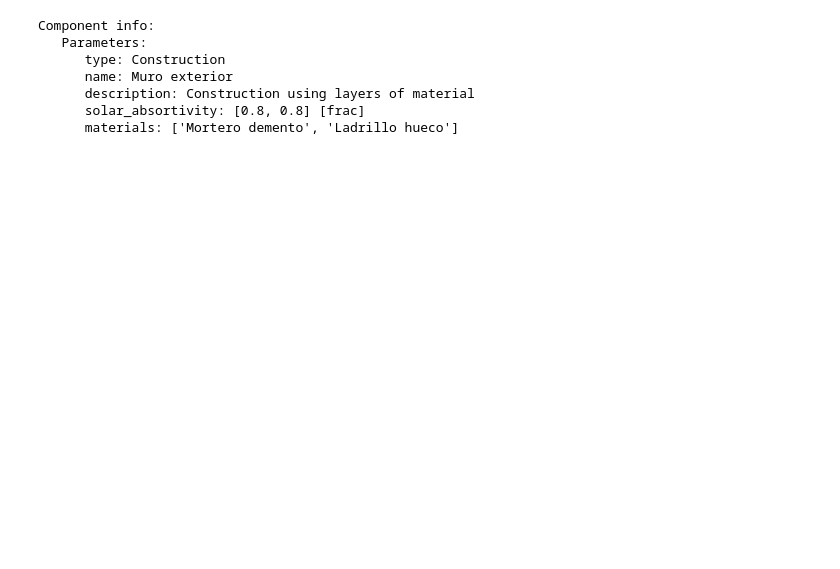
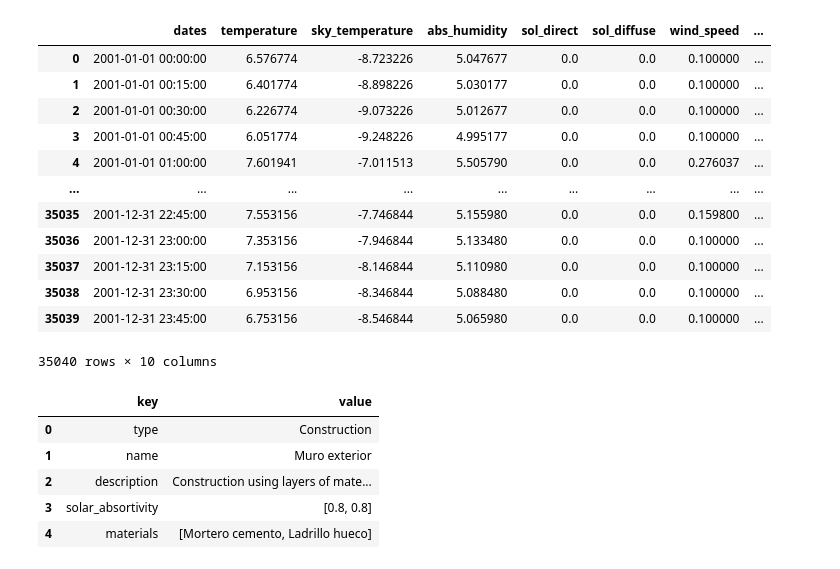
Before and after one commit to jfCoronel/OpenSimula, a Jupyter notebook: test_opensimula.ipynb, the cells around one changed output. Cells and saved outputs as stored; diff of their text form; code cells hidden in the pictures; blank space fills up the shorter version.

```diff
--- a/test_opensimula.ipynb
+++ b/test_opensimula.ipynb
@@ -71,5 +71,22 @@ outdoor.parameters_dataframe()
 | 2 | description | Outdoor zone from a meteorologica... |
 | 3 | meteo_file | Base de Datos->zonaB4 |
+# %%
+datos = outdoor.variables_dataframe()
+datos
+# %% [output]
+|  | dates | temperature | sky_temperature | abs_humidity | sol_direct | sol_diffuse | wind_speed | ... |
+| 0 | 2001-01-01 00:00:00 | 6.576774 | -8.723226 | 5.047677 | 0.0 | 0.0 | 0.100000 | ... |
+| 1 | 2001-01-01 00:15:00 | 6.401774 | -8.898226 | 5.030177 | 0.0 | 0.0 | 0.100000 | ... |
+| 2 | 2001-01-01 00:30:00 | 6.226774 | -9.073226 | 5.012677 | 0.0 | 0.0 | 0.100000 | ... |
+| 3 | 2001-01-01 00:45:00 | 6.051774 | -9.248226 | 4.995177 | 0.0 | 0.0 | 0.100000 | ... |
+| 4 | 2001-01-01 01:00:00 | 7.601941 | -7.011513 | 5.505790 | 0.0 | 0.0 | 0.276037 | ... |
+| ... | ... | ... | ... | ... | ... | ... | ... | ... |
+| 35035 | 2001-12-31 22:45:00 | 7.553156 | -7.746844 | 5.155980 | 0.0 | 0.0 | 0.159800 | ... |
+| 35036 | 2001-12-31 23:00:00 | 7.353156 | -7.946844 | 5.133480 | 0.0 | 0.0 | 0.100000 | ... |
+| 35037 | 2001-12-31 23:15:00 | 7.153156 | -8.146844 | 5.110980 | 0.0 | 0.0 | 0.100000 | ... |
+| 35038 | 2001-12-31 23:30:00 | 6.953156 | -8.346844 | 5.088480 | 0.0 | 0.0 | 0.100000 | ... |
+| 35039 | 2001-12-31 23:45:00 | 6.753156 | -8.546844 | 5.065980 | 0.0 | 0.0 | 0.100000 | ... |
+35040 rows × 10 columns
 # %%
 import plotly.express as px
 
@@ -79,12 +94,11 @@ fig = px.line(datos,x='dates',y=['sol_altitude', 'sol_azimut'],height=600)
 fig.show()
 # %%
 muro = bdd.find_component("Muro exterior")
-muro.info()
+muro.parameters_dataframe()
 # %% [output]
-Component info:
-   Parameters:
-      type: Construction
-      name: Muro exterior
-      description: Construction using layers of material
-      solar_absortivity: [0.8, 0.8] [frac]
-      materials: ['Mortero demento', 'Ladrillo hueco']
+|  | key | value |
+| 0 | type | Construction |
+| 1 | name | Muro exterior |
+| 2 | description | Construction using layers of mate... |
+| 3 | solar_absortivity | [0.8, 0.8] |
+| 4 | materials | [Mortero cemento, Ladrillo hueco] |
```
Also changed, not shown: parts of 5 cells of this notebook, 6 other files.
